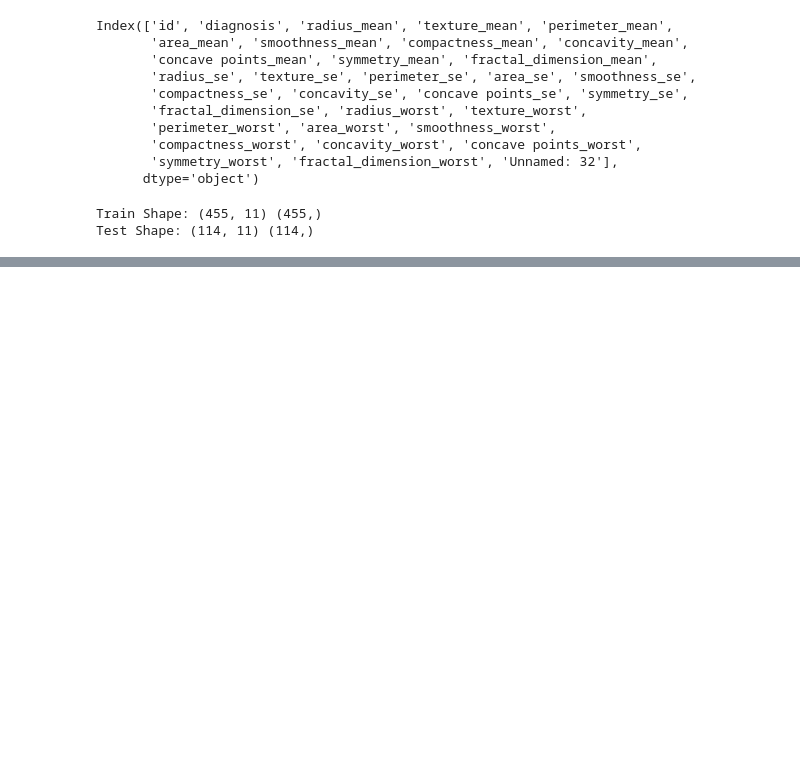
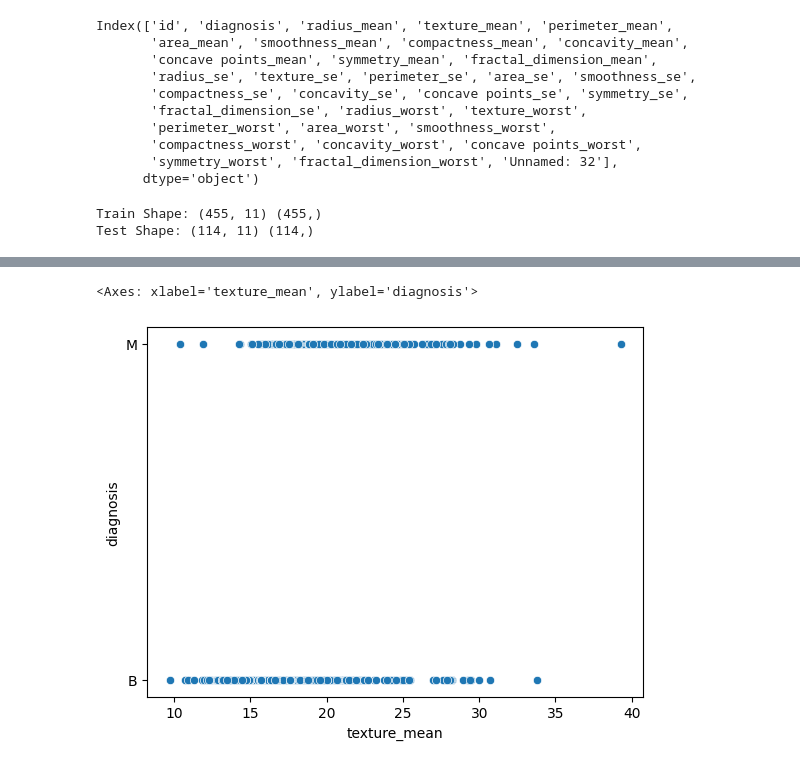
Before and after one commit to LolaLS/My_Junior_Venture, a Jupyter notebook: Junior_Venture_BCWisconsinDataset.ipynb, the cells around one changed output, grey strips where cells are left out. Saved outputs shown, nothing was run; the diff lists cells and outputs as text; code cells hidden in the pictures; blank space fills up the shorter version.

```diff
--- a/Junior_Venture_BCWisconsinDataset.ipynb
+++ b/Junior_Venture_BCWisconsinDataset.ipynb
@@ -71,0 +78,5 @@ Test Shape: (114, 11) (114,)
+# %%
+sns.scatterplot(bc_data, x='texture_mean', y='diagnosis')
+# %% [output]
+<Axes: xlabel='texture_mean', ylabel='diagnosis'>
+[figure, added]
```
Also changed, not shown: parts of 10 cells of this notebook.
